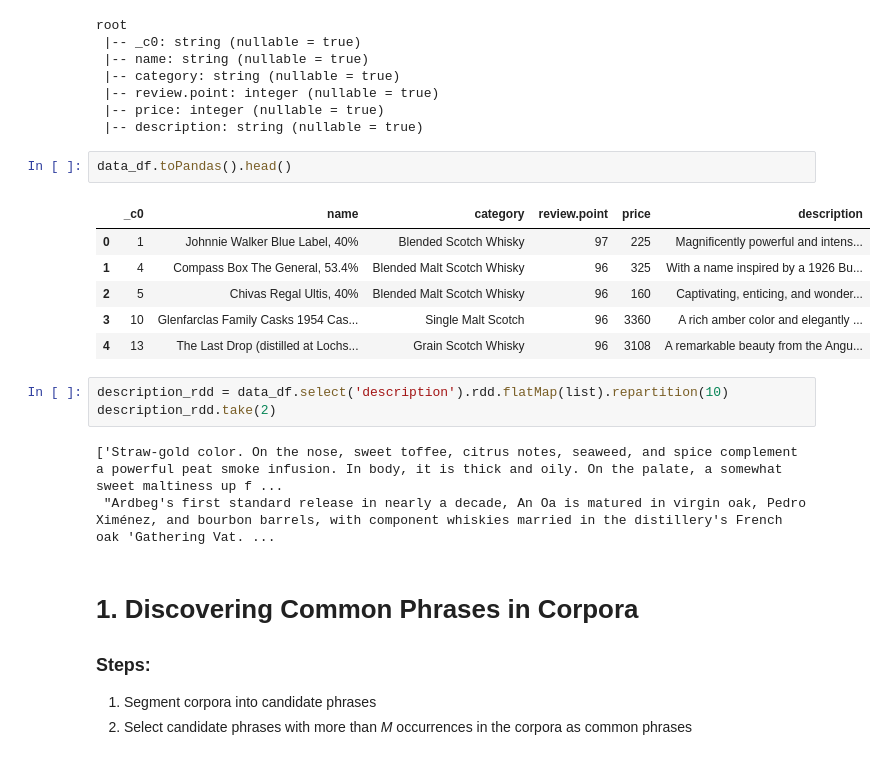
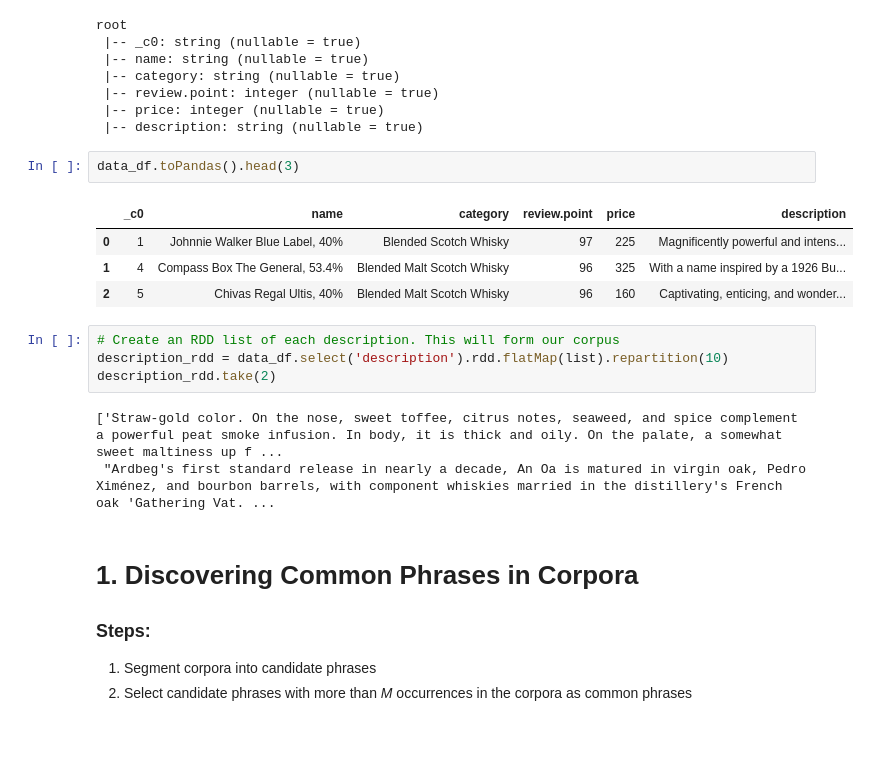
Before and after one commit to jschwerr/ngram2vec, a Jupyter notebook: whiskey_ngram2vec.ipynb, the cells around one changed output. Drawn from its saved outputs; the diff is of its cells as text.

```diff
--- a/whiskey_ngram2vec.ipynb
+++ b/whiskey_ngram2vec.ipynb
@@ -76,15 +79,14 @@ root
  |-- price: integer (nullable = true)
  |-- description: string (nullable = true)
 # %%
-data_df.toPandas().head()
+data_df.toPandas().head(3)
 # %% [output]
 |  | _c0 | name | category | review.point | price | description |
 | 0 | 1 | Johnnie Walker Blue Label, 40% | Blended Scotch Whisky | 97 | 225 | Magnificently powerful and intens... |
 | 1 | 4 | Compass Box The General, 53.4% | Blended Malt Scotch Whisky | 96 | 325 | With a name inspired by a 1926 Bu... |
 | 2 | 5 | Chivas Regal Ultis, 40% | Blended Malt Scotch Whisky | 96 | 160 | Captivating, enticing, and wonder... |
-| 3 | 10 | Glenfarclas Family Casks 1954 Cas... | Single Malt Scotch | 96 | 3360 | A rich amber color and elegantly ... |
-| 4 | 13 | The Last Drop (distilled at Lochs... | Grain Scotch Whisky | 96 | 3108 | A remarkable beauty from the Angu... |
 # %%
+# Create an RDD list of each description. This will form our corpus
 description_rdd = data_df.select('description').rdd.flatMap(list).repartition(10)
 description_rdd.take(2)
 # %% [output]
```
Also changed, not shown: parts of 26 cells of this notebook.
